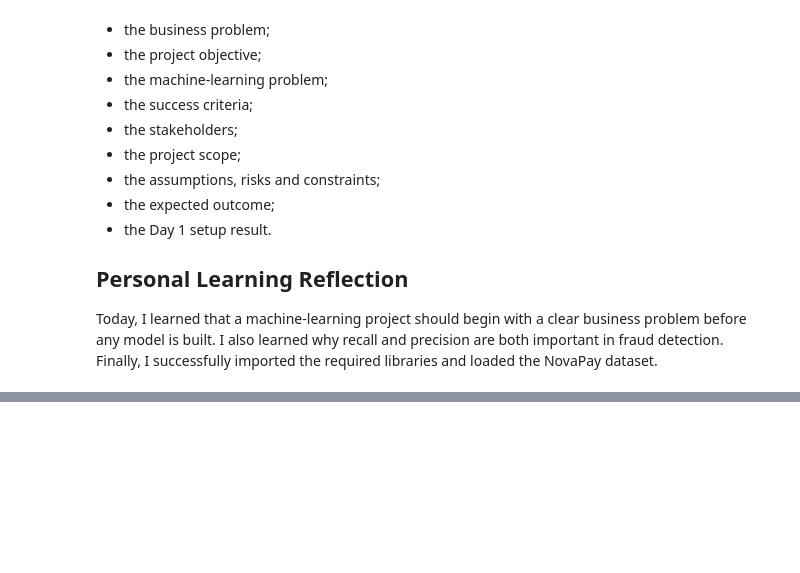
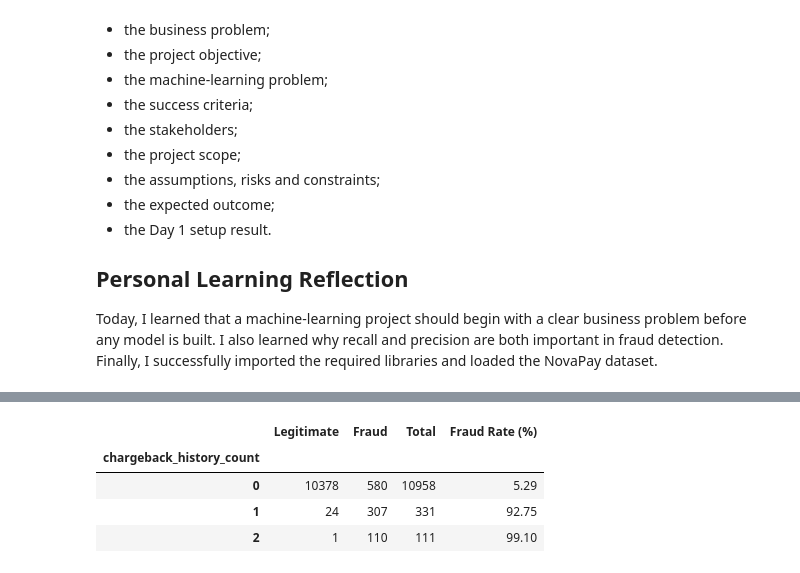
Before and after one commit to joygodknows004-prog/Nova, a Jupyter notebook: NovaPay_Week1_Day1_Submission.ipynb, the cells around one changed output, grey strips where cells are left out. Saved outputs shown, nothing was run; the diff lists cells and outputs as text; code cells hidden in the pictures; blank space fills up the shorter version.

```diff
--- a/NovaPay_Week1_Day1_Submission.ipynb
+++ b/NovaPay_Week1_Day1_Submission.ipynb
@@ -229,0 +326,26 @@ Today, I learned that a machine-learning project should begin with a clear busin
+# %%
+chargeback_summary = pd.crosstab(
+    df["chargeback_history_count"],
+    df["is_fraud"]
+)
+
+chargeback_summary.columns = ["Legitimate", "Fraud"]
+
+chargeback_summary["Total"] = (
+    chargeback_summary["Legitimate"]
+    + chargeback_summary["Fraud"]
+)
+
+chargeback_summary["Fraud Rate (%)"] = (
+    chargeback_summary["Fraud"]
+    / chargeback_summary["Total"]
+    * 100
+).round(2)
+
+chargeback_summary
+# %% [output]
+|  | Legitimate | Fraud | Total | Fraud Rate (%) |
+| chargeback_history_count |  |  |  |  |
+| 0 | 10378 | 580 | 10958 | 5.29 |
+| 1 | 24 | 307 | 331 | 92.75 |
+| 2 | 1 | 110 | 111 | 99.10 |
```
Also changed, not shown: parts of 33 cells of this notebook.
